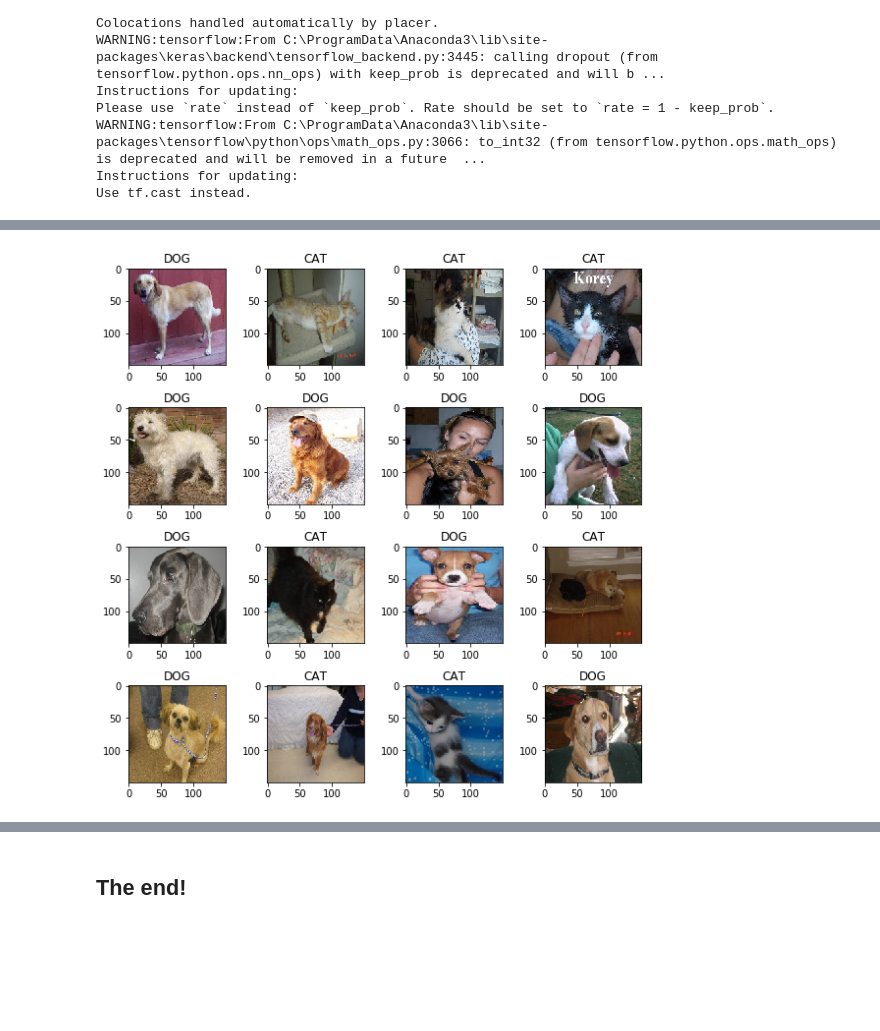
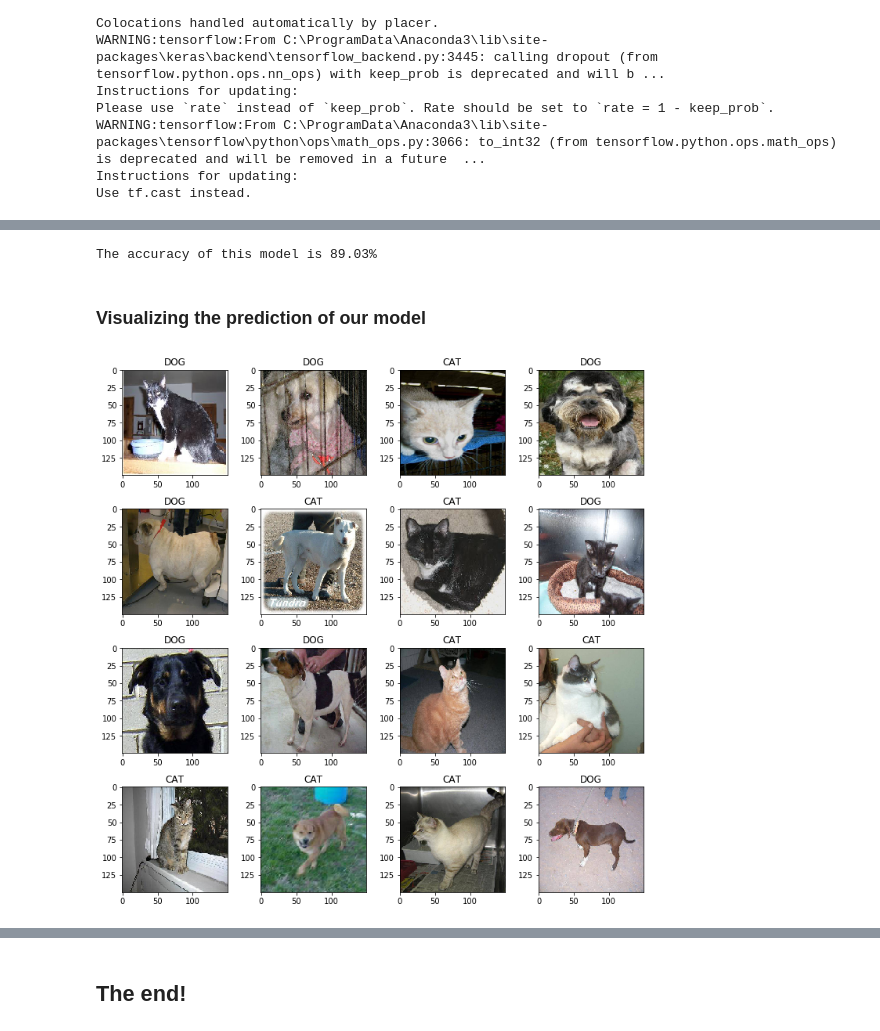
Before and after one commit to quangnhat185/Machine_learning_projects, a Jupyter notebook: Dog_Cat_classification/Dog_Cat_classification.ipynb, the cells around one changed output, grey strips where cells are left out. Cells and saved outputs as stored; diff of their text form; code cells hidden in the pictures; blank space fills up the shorter version.

```diff
--- a/Dog_Cat_classification/Dog_Cat_classification.ipynb
+++ b/Dog_Cat_classification/Dog_Cat_classification.ipynb
@@ -198,3 +215,10 @@ Use tf.cast instead.
+# %%
+loss, acc = model.evaluate_generator(test_image_gen, steps=len(test_image_gen), verbose=0)
+print("The accuracy of this model is {}%".format(str(np.around(acc*100,2))))
+# %% [output]
+The accuracy of this model is 89.03%
+# %% [markdown]
+### Visualizing the prediction of our model
 # %%
 import numpy as np
 
@@ -217,19 +241,19 @@ test_random = os.listdir("CATS_DOGS/test_random/test1/")
 # %%
 w=10
 h=10
-fig=plt.figure(figsize=(8, 8))
+fig=plt.figure(figsize=(w, h))
 columns = 4
 rows = 4
 fig_list= []
 
 for i in range(1, columns*rows +1):
     rand = np.random.randint(6251)
     fig_list.append(fig.add_subplot(rows, columns, i))
     fig_list[-1].set_title(show_result(test_random[rand]))
     img = load_img("CATS_DOGS/test_random/test1/{}".format(test_random[rand]),target_size=(150,150))
     plt.imshow(img)
 
 plt.tight_layout(True)
 plt.show()
 # %% [output]
-[figure, old version]
+[figure, new version]
```
Also changed, not shown: parts of 6 cells of this notebook, 2 other files.
